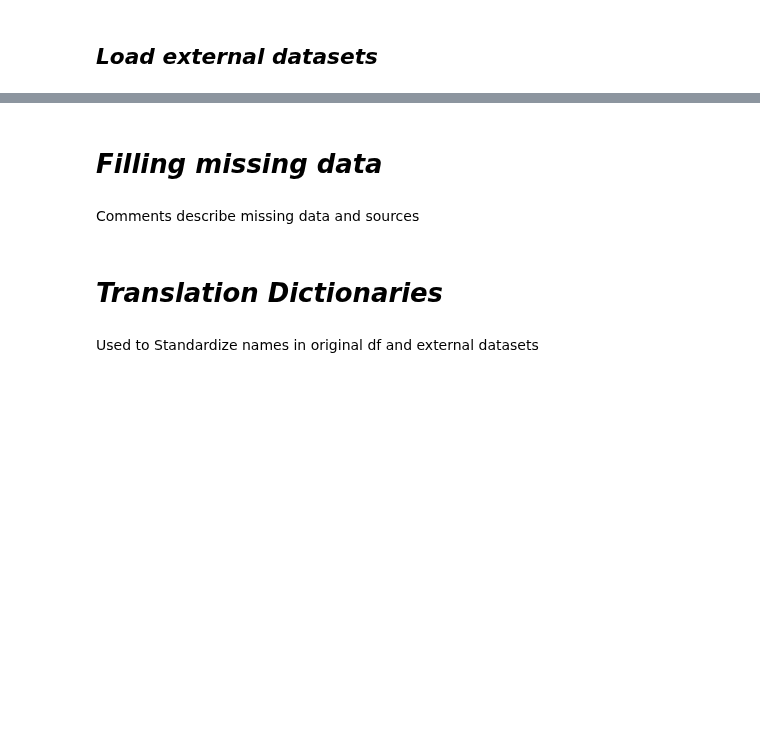
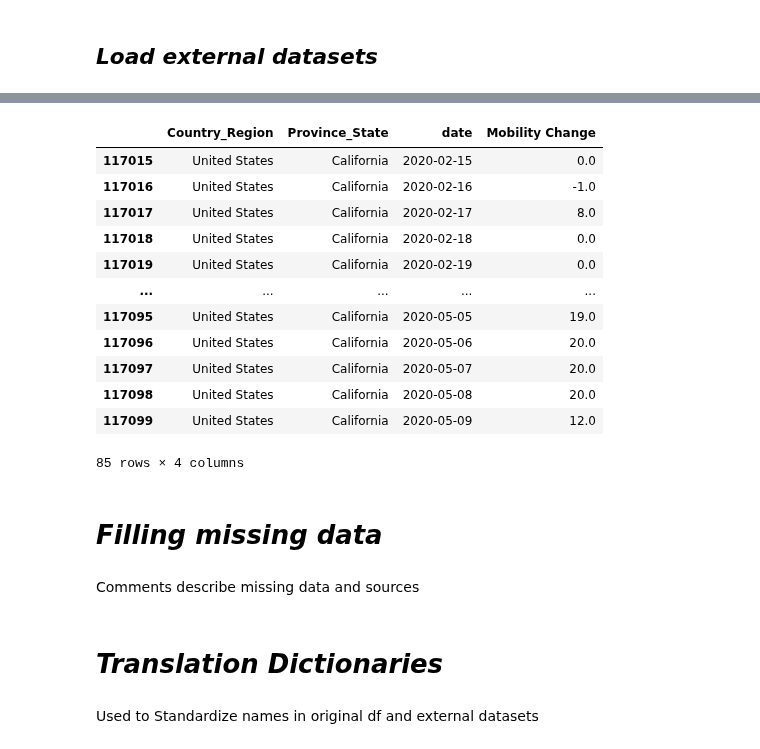
Before and after one commit to hopl1t/covid19, a Jupyter notebook: notebooks/add_gdp_urban_tests_to_pickle_1504.ipynb, the cells around one changed output, grey strips where cells are left out. Cells and saved outputs as stored; diff of their text form; code cells hidden in the pictures; blank space fills up the shorter version.

```diff
--- a/notebooks/add_gdp_urban_tests_to_pickle_1504.ipynb
+++ b/notebooks/add_gdp_urban_tests_to_pickle_1504.ipynb
@@ -159,3 +180,11 @@ gini_countries = pd.read_csv(gini_countries_path)
 target_cols = ['Country', 'World Bank Gini', 'CIA Gini']
 gini_countries = gini_countries[target_cols]
 gini_countries.columns = ['Country_Region', 'World Bank Gini', 'CIA Gini']
+
+# ========== Community Mobility Reports ========
+# source: google.com/covid19/mobility/
+community_mobility_reports_path = '../external_datasets/Global_Mobility_Report.csv'
+community_mobility_reports = pd.read_csv(community_mobility_reports_path)
+target_cols = ['country_region', 'sub_region_1', 'sub_region_2','date', 'residential_percent_change_from_baseline']
+community_mobility_reports = community_mobility_reports[target_cols]
+community_mobility_reports.columns = ['Country_Region', 'Province_State', 'sub_region_2', 'date', 'Mobility Change']
@@ -166,3 +207,30 @@ numpy.float64
+# %%
+community_mobility_reports = community_mobility_reports[community_mobility_reports['sub_region_2'].isna()]
+community_mobility_reports = community_mobility_reports.drop(['sub_region_2'], axis=1)
+state='California'
+country='United States'
+date='2020-02-15'
+# community_mobility_reports.loc[(date, country), 'Province_State'] == state
+
+# community_mobility_reports[community_mobility_reports[(date, country), 'Province_State'] == state]
+# community_mobility_reports[(date, country), 'Province_State'] == state
+community_mobility_reports[community_mobility_reports['Province_State']==state]
+
+# community_mobility_reports
+# %% [output]
+|  | Country_Region | Province_State | date | Mobility Change |
+| 117015 | United States | California | 2020-02-15 | 0.0 |
+| 117016 | United States | California | 2020-02-16 | -1.0 |
+| 117017 | United States | California | 2020-02-17 | 8.0 |
+| 117018 | United States | California | 2020-02-18 | 0.0 |
+| 117019 | United States | California | 2020-02-19 | 0.0 |
+| ... | ... | ... | ... | ... |
+| 117095 | United States | California | 2020-05-05 | 19.0 |
+| 117096 | United States | California | 2020-05-06 | 20.0 |
+| 117097 | United States | California | 2020-05-07 | 20.0 |
+| 117098 | United States | California | 2020-05-08 | 20.0 |
+| 117099 | United States | California | 2020-05-09 | 12.0 |
+85 rows × 4 columns
 # %% [markdown]
 # _Filling missing data_
 # %% [markdown]
```
Also changed, not shown: parts of 23 cells of this notebook, 3 other files.
